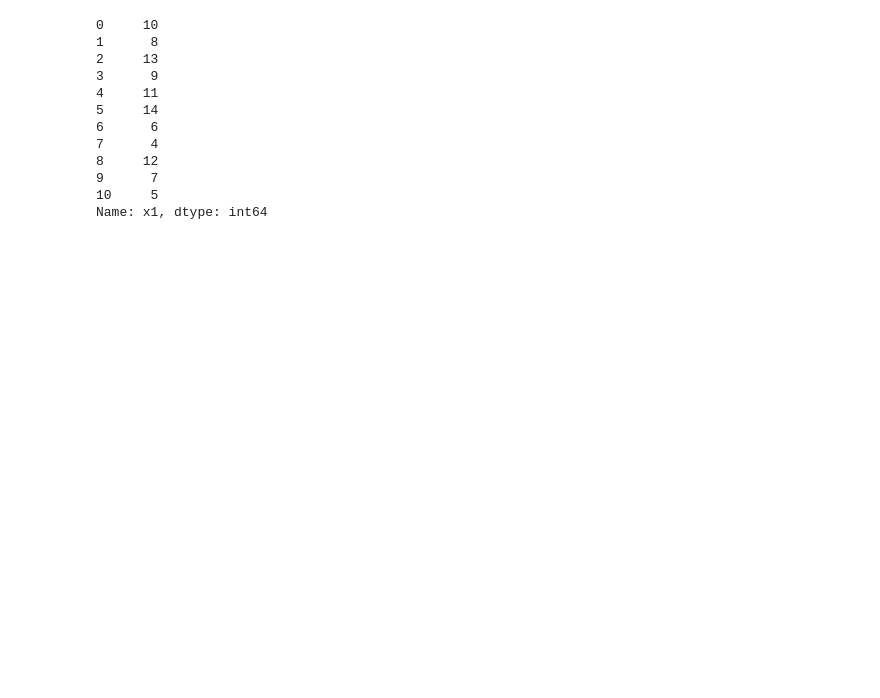
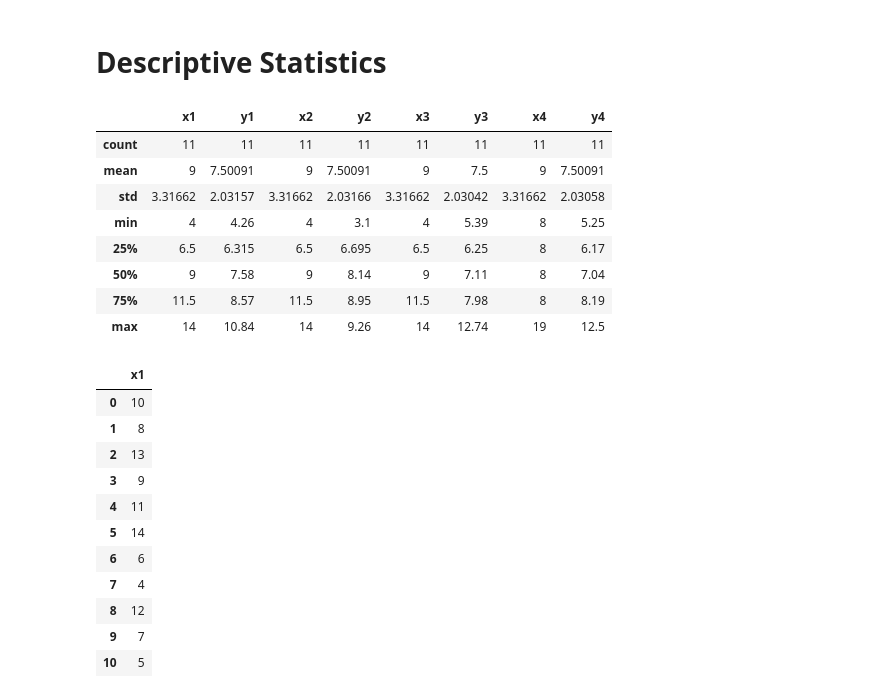
Before and after one commit to healyshane/fundamentals_of_data_analysis-practical_assignment, a Jupyter notebook: Fundamentals of Data Analysis_Assignment.ipynb, the cells around one changed output. Cells and saved outputs as stored; diff of their text form; code cells hidden in the pictures; blank space fills up the shorter version.

```diff
--- a/Fundamentals of Data Analysis_Assignment.ipynb
+++ b/Fundamentals of Data Analysis_Assignment.ipynb
@@ -86,16 +61,31 @@ df_clean.describe()
+# %% [markdown]
+# Descriptive Statistics
+# %%
+df.describe().style.set_properties(**{'text-align': 'right'})
+# %% [output]
+|  | x1 | y1 | x2 | y2 | x3 | y3 | x4 | y4 |
+| count | 11 | 11 | 11 | 11 | 11 | 11 | 11 | 11 |
+| mean | 9 | 7.50091 | 9 | 7.50091 | 9 | 7.5 | 9 | 7.50091 |
+| std | 3.31662 | 2.03157 | 3.31662 | 2.03166 | 3.31662 | 2.03042 | 3.31662 | 2.03058 |
+| min | 4 | 4.26 | 4 | 3.1 | 4 | 5.39 | 8 | 5.25 |
+| 25% | 6.5 | 6.315 | 6.5 | 6.695 | 6.5 | 6.25 | 8 | 6.17 |
+| 50% | 9 | 7.58 | 9 | 8.14 | 9 | 7.11 | 8 | 7.04 |
+| 75% | 11.5 | 8.57 | 11.5 | 8.95 | 11.5 | 7.98 | 8 | 8.19 |
+| max | 14 | 10.84 | 14 | 9.26 | 14 | 12.74 | 19 | 12.5 |
 # %%
-df_clean.loc[:,'x1']
+p = df.loc[:,["x1"]]
+p
 # %% [output]
-0     10
-1      8
-2     13
-3      9
-4     11
-5     14
-6      6
-7      4
-8     12
-9      7
-10     5
-Name: x1, dtype: int64
+|  | x1 |
+| 0 | 10 |
+| 1 | 8 |
+| 2 | 13 |
+| 3 | 9 |
+| 4 | 11 |
+| 5 | 14 |
+| 6 | 6 |
+| 7 | 4 |
+| 8 | 12 |
+| 9 | 7 |
+| 10 | 5 |
 # %%
```
Also changed, not shown: parts of 28 cells of this notebook.
